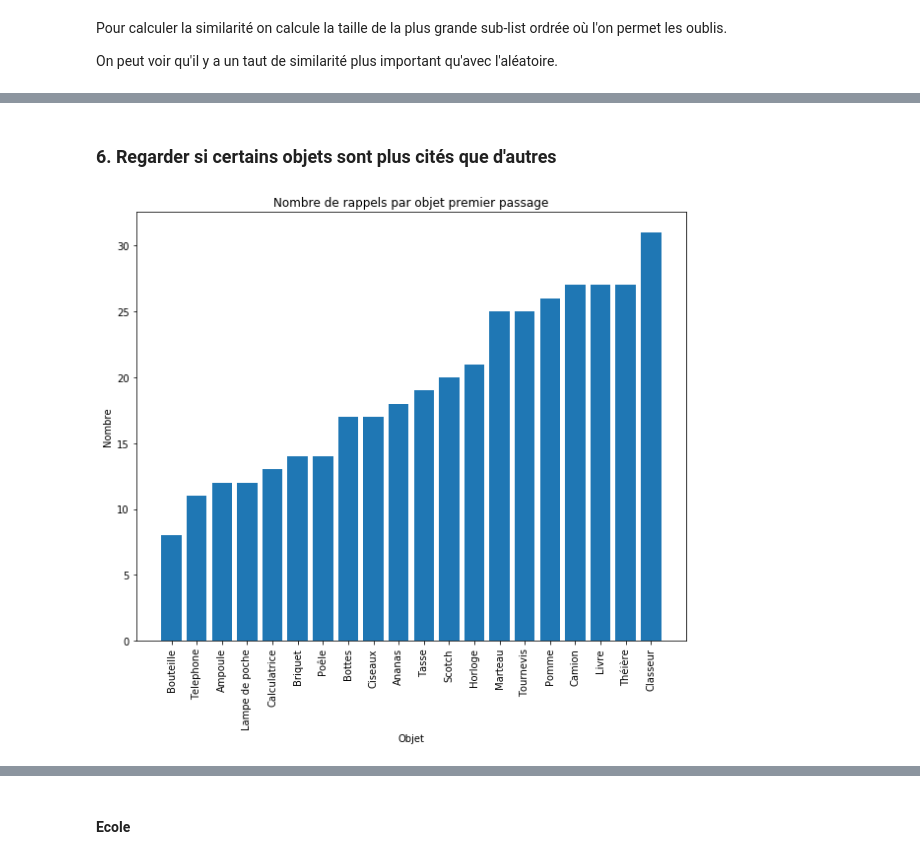
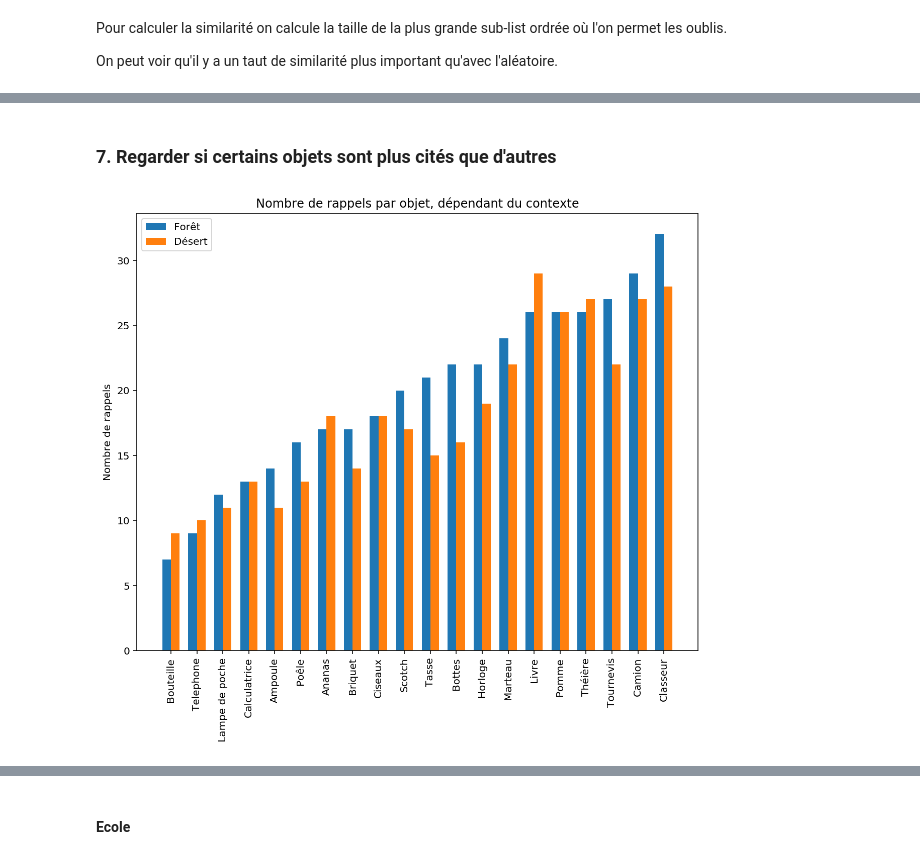
Before and after one commit to Gorzen/SHS-Project, a Jupyter notebook: Analyse.ipynb, the cells around one changed output, grey strips where cells are left out. Saved outputs shown, nothing was run; the diff lists cells and outputs as text; code cells hidden in the pictures.

```diff
--- a/Analyse.ipynb
+++ b/Analyse.ipynb
@@ -34,3 +34,9 @@ results
 21 rows × 106 columns
 # %% [markdown]
 ## Idées analyses
+# %%
+def describe(array):
+    return f"\tMoyenne: {np.mean(array)}\n\tMédiane: {np.median(array)}\n\tStd: {np.std(array)}\n\tMin: {np.min(array)}\n\tMax: {np.max(array)}"
+
+forest_env = 'A'
+desert_env = 'B'
@@ -311,21 +356,35 @@ plt.show()
 # %% [markdown]
-### 6. Regarder si certains objets sont plus cités que d'autres
+### 7. Regarder si certains objets sont plus cités que d'autres
 # %%
 object_apperance = results.loc[1:, results.columns[2::3]].T
+object_apperance = pd.concat((object_apperance, results.loc[1:, results.columns[3::3]].T))
 object_apperance.columns = results.loc[1:, results.columns[0]]
-object_apperance = (~object_apperance.isnull()).sum()
 
-values = list(zip(object_apperance.index, object_apperance.values))
-values = list(sorted(values, key=lambda x: x[1]))
-items = [value[0] for value in values]
-counts = [value[1] for value in values]
+forest_index = object_apperance.index[object_apperance.index.str.contains(forest_env)]
+object_forest = object_apperance.loc[forest_index]
+desert_index = object_apperance.index[object_apperance.index.str.contains(desert_env)]
+object_desert = object_apperance.loc[desert_index]
 
-plt.figure(figsize=(10,8))
-plt.bar(items, counts)
-plt.xticks(rotation=90)
-plt.title("Nombre de rappels par objet premier passage")
-plt.xlabel("Objet")
-plt.ylabel("Nombre")
+object_forest = (~object_forest.isnull()).sum()
+object_desert = (~object_desert.isnull()).sum()
+
+values_forest = list(zip(object_forest.index, object_forest.values))
+values_forest = list(sorted(values_forest, key=lambda x: x[1]))
+items = [value[0] for value in values_forest]
+counts_forest = [value[1] for value in values_forest]
+counts_desert = [object_desert[item] for item in items]
+
+x = np.arange(len(items))
+width = np.min(np.diff(x))/3
+
+plt.figure(figsize=(10,8), dpi=144)
+plt.bar(x-width/2, counts_forest, width, label="Forêt")
+plt.bar(x+width/2, counts_desert, width, label="Désert")
+plt.xticks(x, items, rotation=90)
+plt.title("Nombre de rappels par objet, dépendant du contexte")
+plt.ylabel("Nombre de rappels")
+plt.legend()
+plt.savefig("plots/plot5.png")
 plt.show()
 # %% [output]
-[figure, old version]
+[figure, new version]
```
Also changed, not shown: parts of 27 cells of this notebook, 7 other files.
